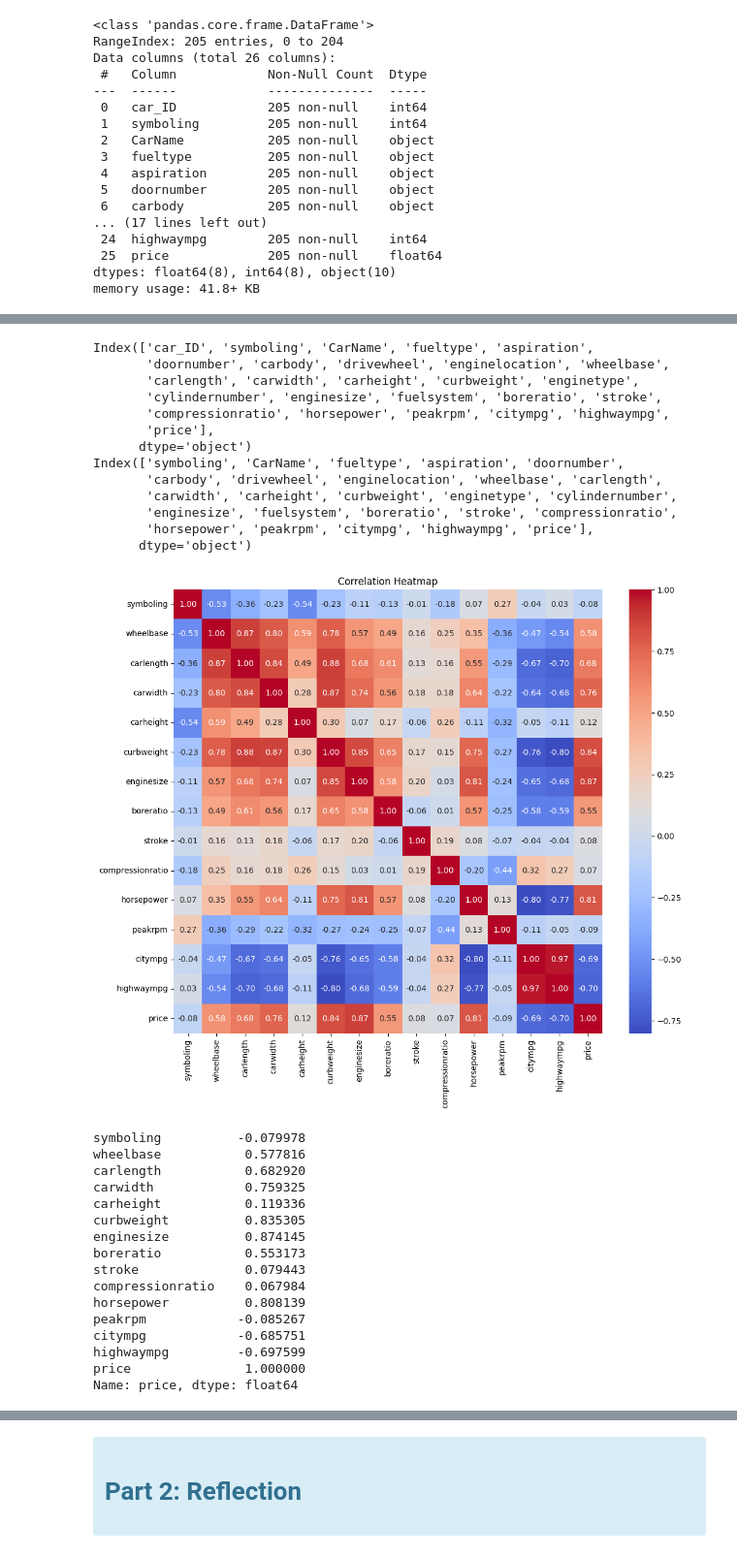
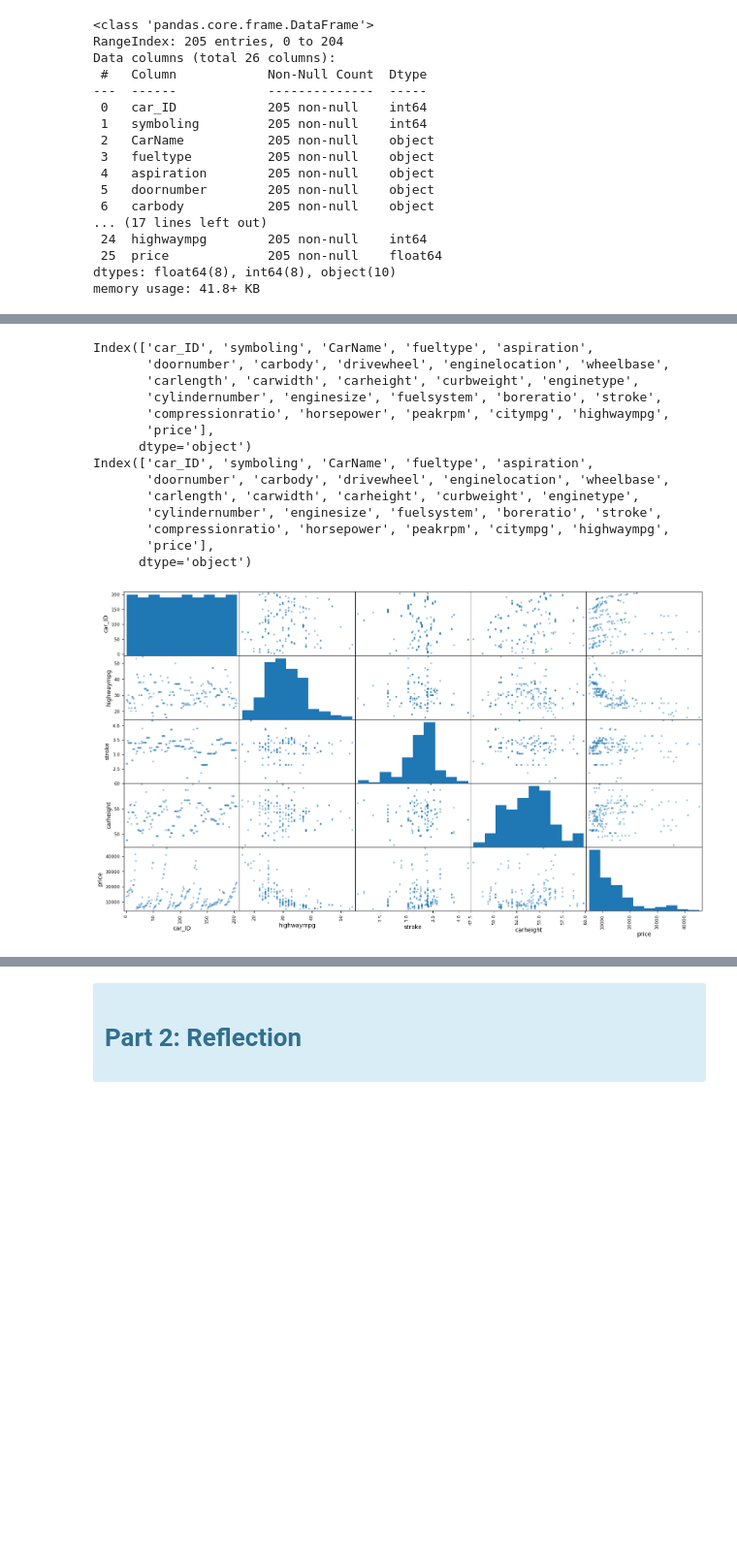
Before and after one commit to jonamadk/scaling-ML-journey, a Jupyter notebook: lab-01/Lab1.ipynb, the cells around one changed output, grey strips where cells are left out. Shown at 97% size. Drawn from its saved outputs; the diff is of its cells as text; code cells hidden in the pictures; blank space fills up the shorter version.

```diff
--- a/lab-01/Lab1.ipynb
+++ b/lab-01/Lab1.ipynb
@@ -269,7 +269,7 @@ car_dataframe.describe()
 | max | 205.000000 | 3.000000 | 120.900000 | 208.100000 | 72.300000 | 59.800000 | 4066.000000 | 326.000000 | 3.940000 | ... |
 # %%
 print(car_dataframe.columns)
-car_dataframe = car_dataframe.drop(columns='car_ID') #Drop unncessary columns
+# car_dataframe = car_dataframe.drop(columns='car_ID') #Drop unncessary columns
 print(car_dataframe.columns)
 # %% [output]
 Index(['car_ID', 'symboling', 'CarName', 'fueltype', 'aspiration',
@@ -279,36 +279,20 @@ Index(['car_ID', 'symboling', 'CarName', 'fueltype', 'aspiration',
        'compressionratio', 'horsepower', 'peakrpm', 'citympg', 'highwaympg',
        'price'],
       dtype='object')
-Index(['symboling', 'CarName', 'fueltype', 'aspiration', 'doornumber',
-       'carbody', 'drivewheel', 'enginelocation', 'wheelbase', 'carlength',
-       'carwidth', 'carheight', 'curbweight', 'enginetype', 'cylindernumber',
-       'enginesize', 'fuelsystem', 'boreratio', 'stroke', 'compressionratio',
-       'horsepower', 'peakrpm', 'citympg', 'highwaympg', 'price'],
+Index(['car_ID', 'symboling', 'CarName', 'fueltype', 'aspiration',
+       'doornumber', 'carbody', 'drivewheel', 'enginelocation', 'wheelbase',
+       'carlength', 'carwidth', 'carheight', 'curbweight', 'enginetype',
+       'cylindernumber', 'enginesize', 'fuelsystem', 'boreratio', 'stroke',
+       'compressionratio', 'horsepower', 'peakrpm', 'citympg', 'highwaympg',
+       'price'],
       dtype='object')
-# %%
-# Assuming 'car_dataframe' is your DataFrame containing features
-correlation_matrix = car_dataframe.corr(numeric_only=True)
-plt.figure(figsize=(12, 10))
-sns.heatmap(correlation_matrix, annot=True, cmap='coolwarm', fmt=".2f")
-plt.title('Correlation Heatmap')
-plt.show()
-print(correlation_matrix['price'])
-# %% [output]
-[figure, removed]
-symboling          -0.079978
-wheelbase           0.577816
-carlength           0.682920
-carwidth            0.759325
-carheight           0.119336
-curbweight          0.835305
-enginesize          0.874145
-boreratio           0.553173
-stroke              0.079443
-compressionratio    0.067984
-horsepower          0.808139
-peakrpm            -0.085267
-citympg            -0.685751
-highwaympg         -0.697599
-price               1.000000
-Name: price, dtype: float64
+# %%
+from pandas.plotting import scatter_matrix
+
+attributes = ['car_ID', 'highwaympg',
+       'carbody', 'stroke','carheight', 'price']
+scatter_matrix(car_dataframe[attributes], figsize=(18, 10))
+plt.show()
+# %% [output]
+[figure, added]
 # %%
```
Also changed, not shown: parts of 19 cells of this notebook, 2 other files.
